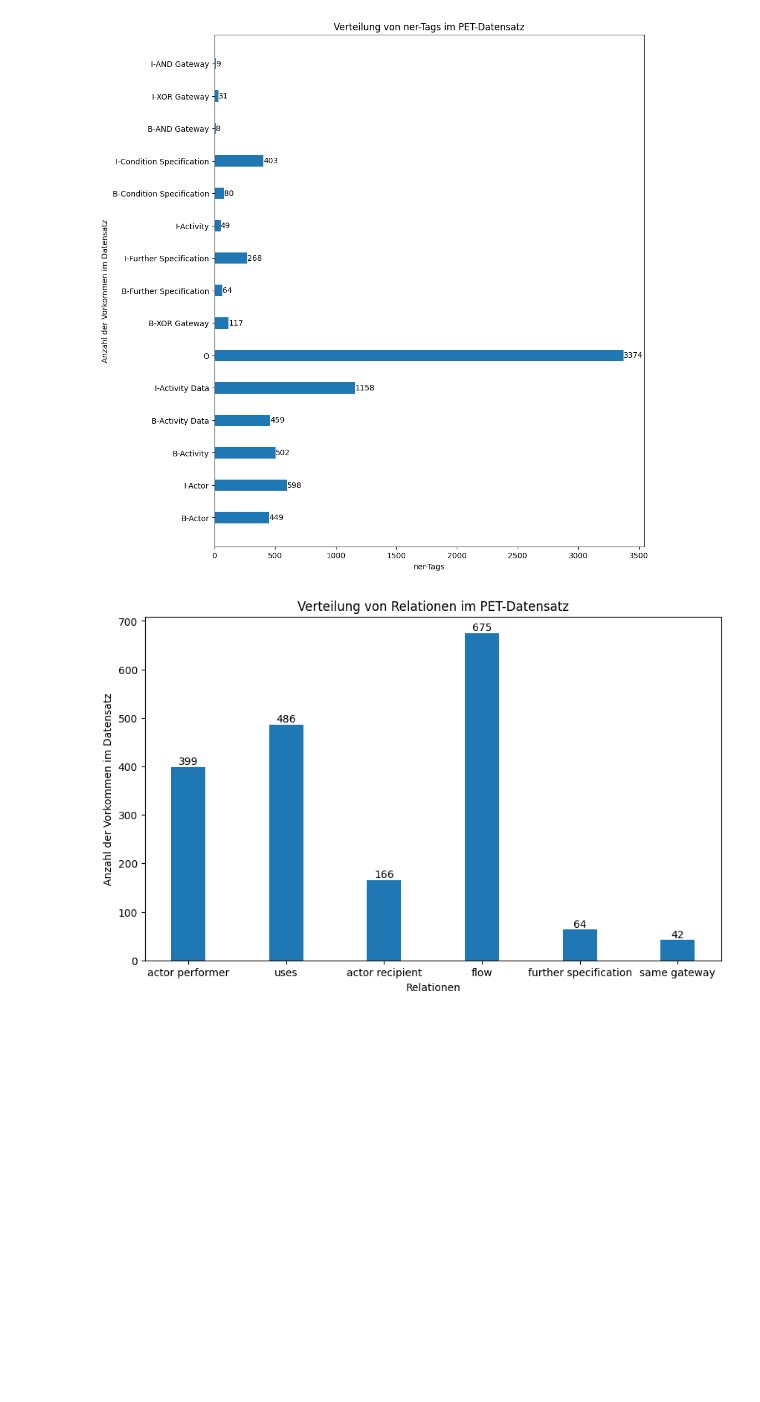
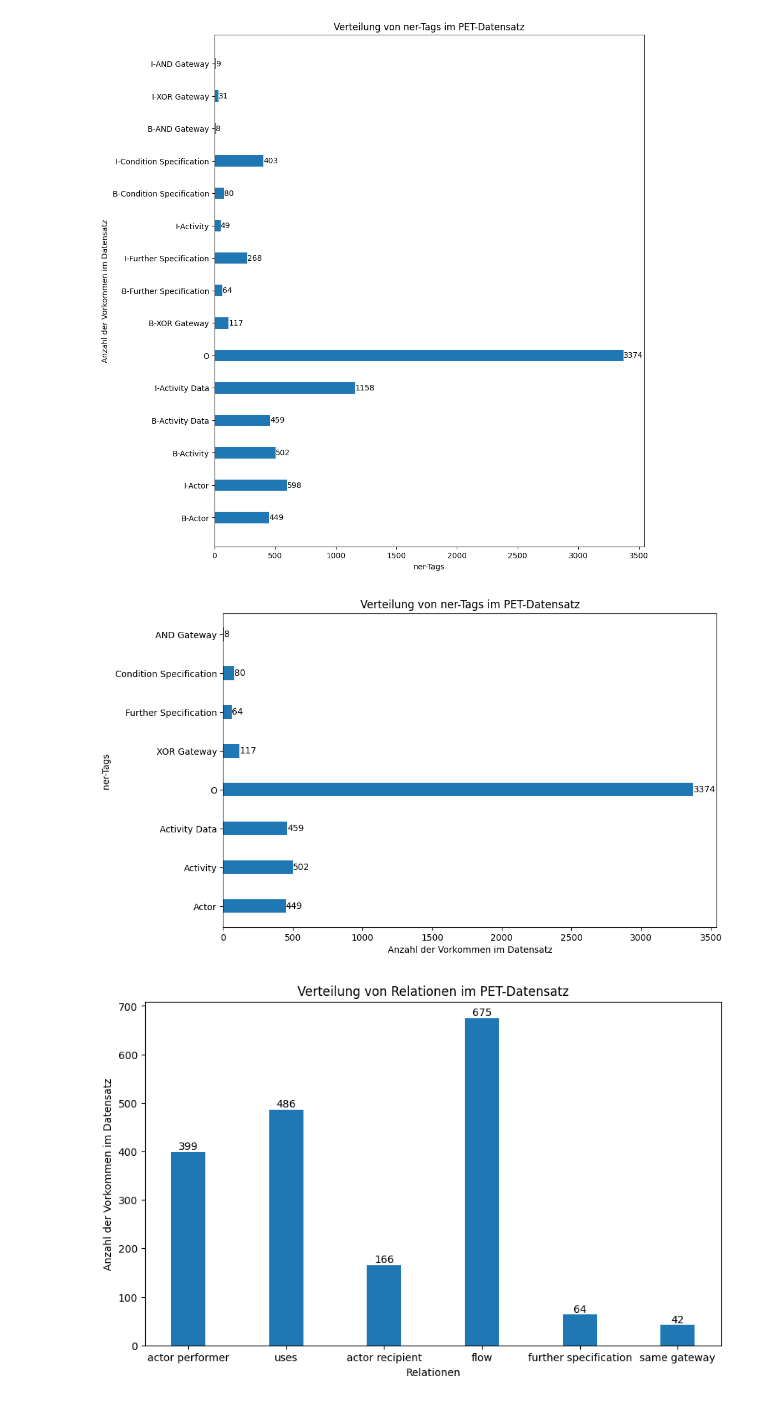
Before and after one commit to 0zelot12/automatic-annotation-chatgpt, a Jupyter notebook: PET.ipynb, the cells around one changed output. Saved outputs shown, nothing was run; the diff lists cells and outputs as text; code cells hidden in the pictures; blank space fills up the shorter version.

Commit message:
Diagrams

```diff
--- a/PET.ipynb
+++ b/PET.ipynb
@@ -143,6 +141,28 @@ generate_horizontal_bar_chart(
 )
 # %% [output]
 [figure]
+# %%
+filtered_ner_tags = []
+plot_categories = []
+plot_values = []
+
+for item in ner_tags_counts.items():
+    if not item[0].startswith("I"):
+        filtered_ner_tags.append(item)
+
+for tag, count in filtered_ner_tags:
+    plot_categories.append(tag.replace("B-", ""))
+    plot_values.append(count)
+
+generate_horizontal_bar_chart(
+    values=plot_values,
+    categories=plot_categories,
+    xLabel="Anzahl der Vorkommen im Datensatz",
+    yLabel="ner-Tags ",
+    title="Verteilung von ner-Tags im PET-Datensatz"
+)
+# %% [output]
+[figure, added]
 # %%
 # Generate HTML
 with open('assets/template.html', 'r') as file:
```
Also changed, not shown: parts of 1 cell of this notebook.
